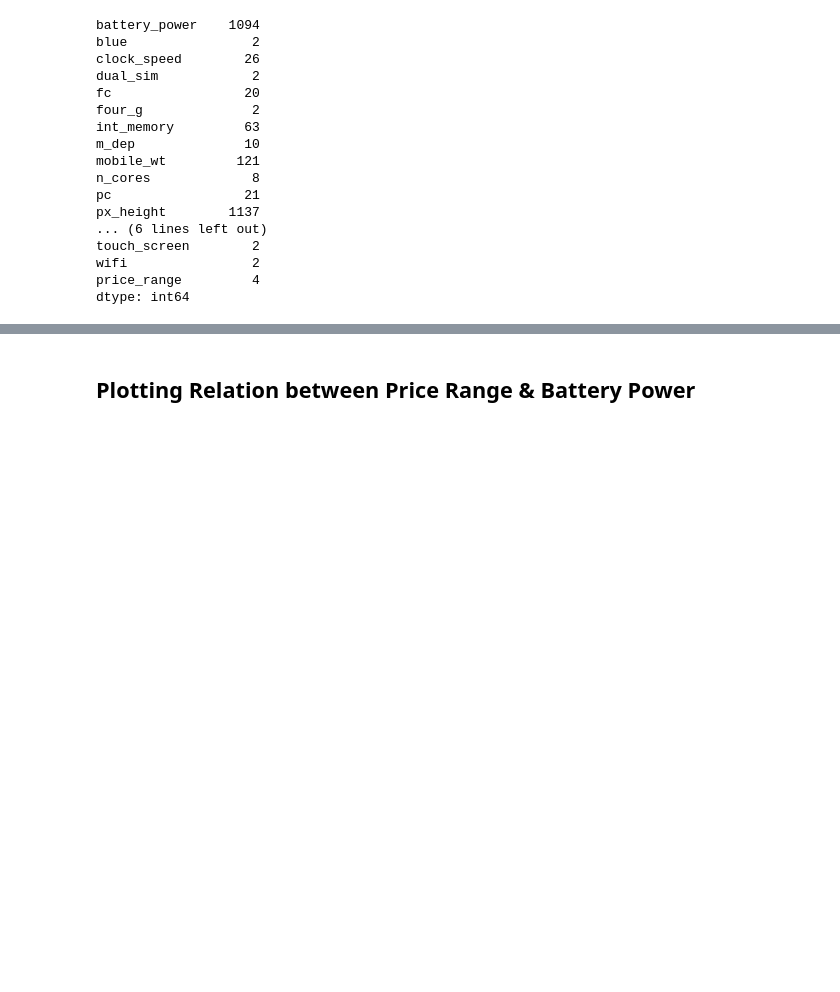
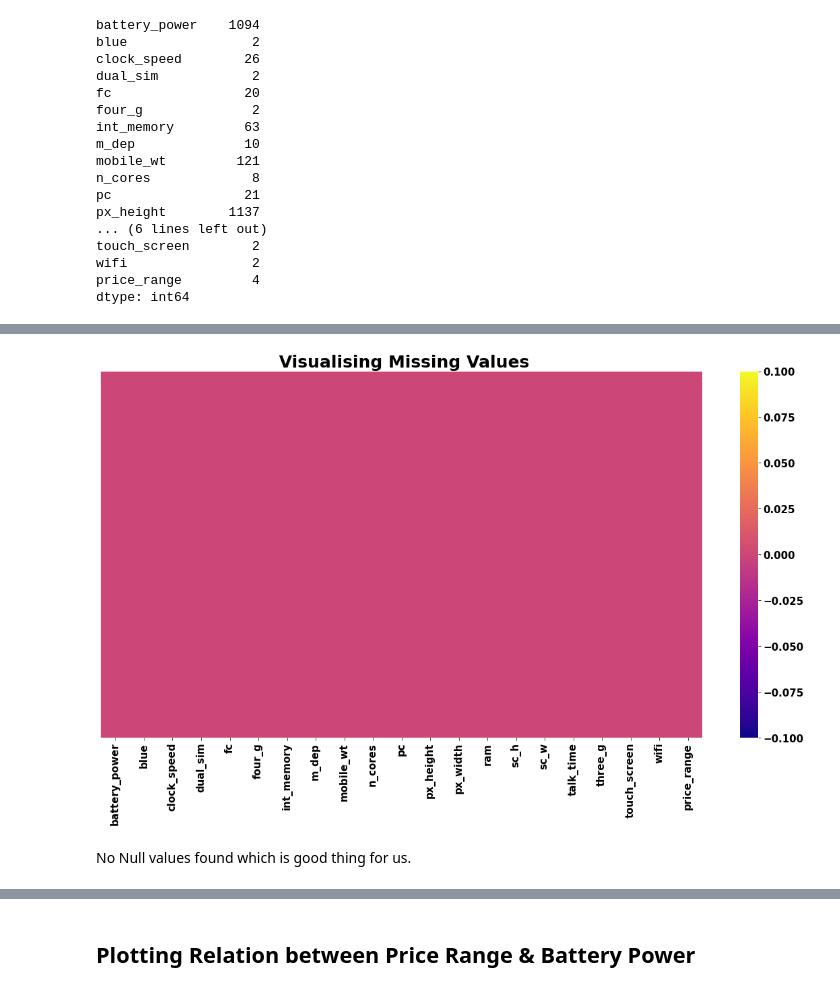
Before and after one commit to sidds4474/Mobile-Price-Range-Classification-ML, a Jupyter notebook: Mobile_Price_Range_Classification_Capstone_Project.ipynb, the cells around one changed output, grey strips where cells are left out. Saved outputs shown, nothing was run; the diff lists cells and outputs as text; code cells hidden in the pictures; blank space fills up the shorter version.

```diff
--- a/Mobile_Price_Range_Classification_Capstone_Project.ipynb
+++ b/Mobile_Price_Range_Classification_Capstone_Project.ipynb
@@ -163,0 +189,10 @@ data.describe().T
+# %%
+# Visulaizing null values using heatmap.
+plt.figure(figsize=(20,10))
+sns.heatmap(data.isnull(),cmap='plasma',annot=False,yticklabels=False)
+plt.title(" Visualising Missing Values")
+plt.show()
+# %% [output]
+[figure, added]
+# %% [markdown]
+No Null values found which is good thing for us.
```
Also changed, not shown: parts of 31 cells of this notebook.
